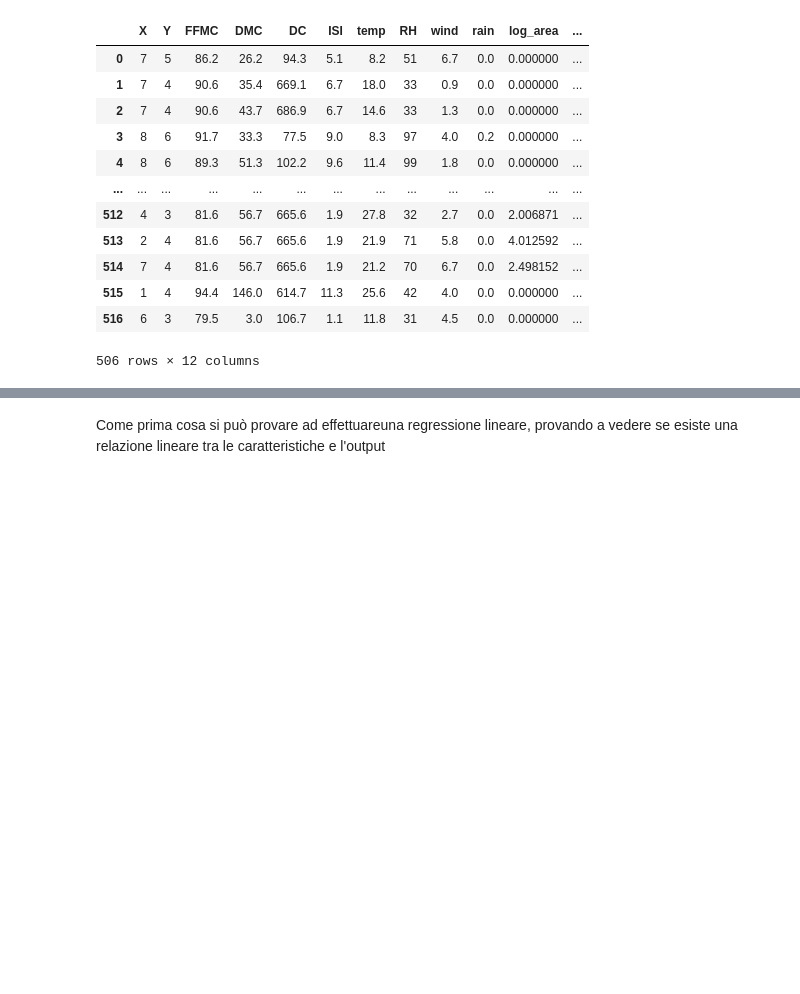
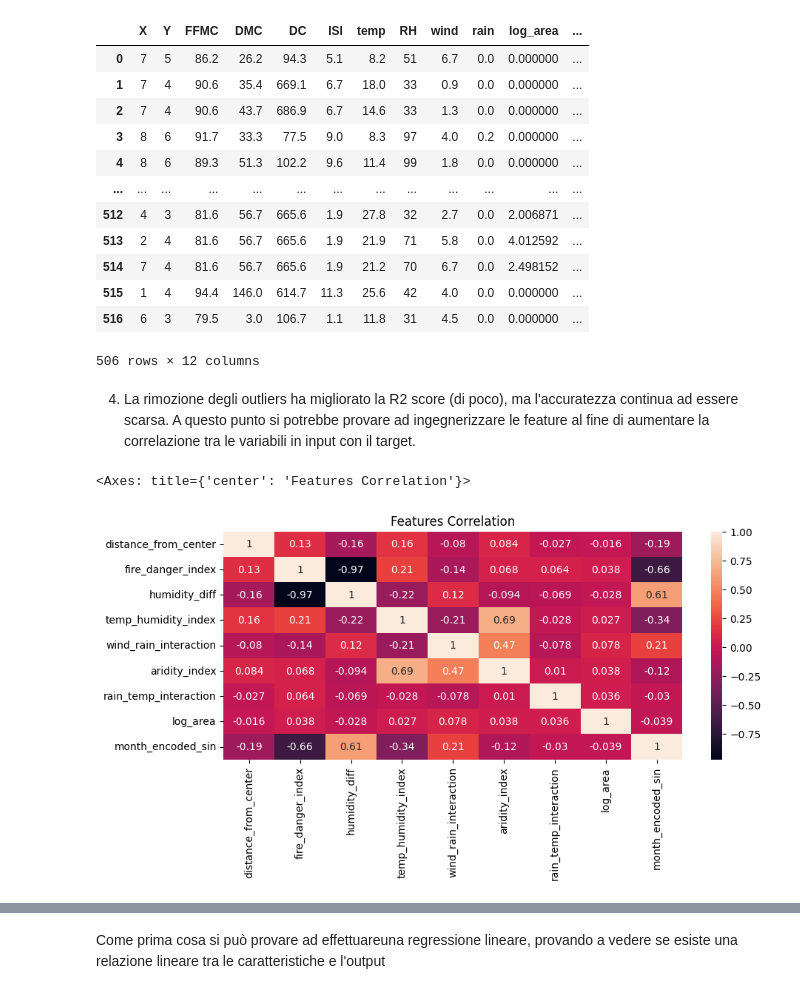
Before and after one commit to aledigirm3/ML-project, a Jupyter notebook: version1.ipynb, the cells around one changed output, grey strips where cells are left out. Saved outputs shown, nothing was run; the diff lists cells and outputs as text; code cells hidden in the pictures; blank space fills up the shorter version.

Commit message:
ft: new feature eng, threshold small fires

```diff
--- a/version1.ipynb
+++ b/version1.ipynb
@@ -304,3 +317,41 @@ Dimensione del DataFrame senza outliers: (506, 12)
 | 515 | 1 | 4 | 94.4 | 146.0 | 614.7 | 11.3 | 25.6 | 42 | 4.0 | 0.0 | 0.000000 | ... |
 | 516 | 6 | 3 | 79.5 | 3.0 | 106.7 | 1.1 | 11.8 | 31 | 4.5 | 0.0 | 0.000000 | ... |
 506 rows × 12 columns
+# %% [markdown]
+4) La rimozione degli outliers ha migliorato la R2 score (di poco), ma l'accuratezza continua ad essere scarsa. A questo punto si potrebbe provare ad ingegnerizzare le feature al fine di aumentare la correlazione tra le variabili in input con il target.
+# %%
+# Creazione delle nuove feature
+
+df_clean_new = df_clean.copy()
+
+# 1. Coordinate spaziali
+X_center, Y_center = 5, 5
+df_clean_new['distance_from_center'] = np.sqrt((df_clean_new['X'] - X_center)**2 + (df_clean_new['Y'] - Y_center)**2)
+
+# 3. Indici del sistema di pericolo d'incendio
+df_clean_new['fire_danger_index'] = df_clean_new['FFMC'] * df_clean_new['ISI'] + df_clean_new['DMC'] * df_clean_new['DC']
+df_clean_new['humidity_diff'] = df_clean_new['FFMC'] - df_clean_new['DMC']
+
+# 4. Condizioni meteorologiche
+df_clean_new['temp_humidity_index'] = df_clean_new['temp'] * (100 - df_clean_new['RH'])
+df_clean_new['wind_rain_interaction'] = df_clean_new['wind'] * (1 - df_clean_new['rain'] / 6.4)
+df_clean_new['aridity_index'] = df_clean_new['temp'] * (1 - df_clean_new['RH']/100) * df_clean_new['wind']
+
+# 5. Raggruppamento temporale
+df_clean_new['rain_temp_interaction'] = df_clean_new['rain'] * df_clean_new['temp']
+
+# Selezione delle feature da mantenere (esempio)
+features = [ 'distance_from_center', 'fire_danger_index', 'humidity_diff',
+            'temp_humidity_index', 'wind_rain_interaction', 'aridity_index','rain_temp_interaction', 'log_area', 'month_encoded_sin']
+
+# Seleziona solo le colonne create
+df_new = df_clean_new[features]
+df_new
+
+plt.figure(figsize=(10,4))
+plt.title('Features Correlation')
+
+sns.heatmap(df_new.corr(), annot=True) # Usa la correlazione di Pearson
+# %% [output]
+<Axes: title={'center': 'Features Correlation'}>
+[figure, added]
```
Also changed, not shown: parts of 10 cells of this notebook.
